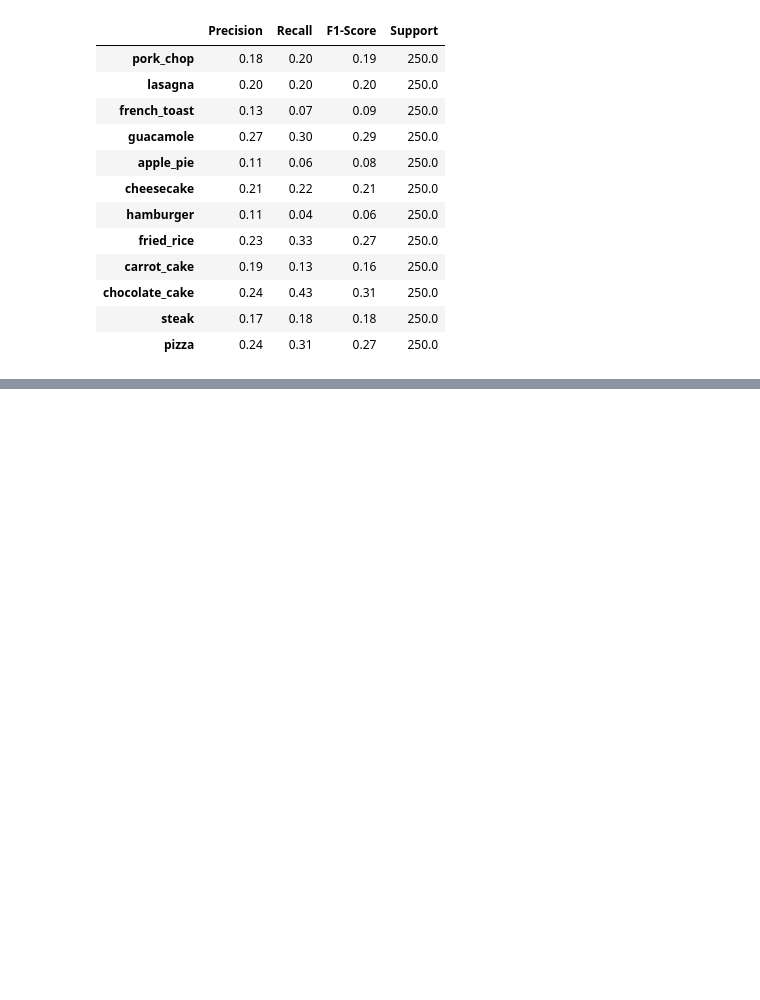
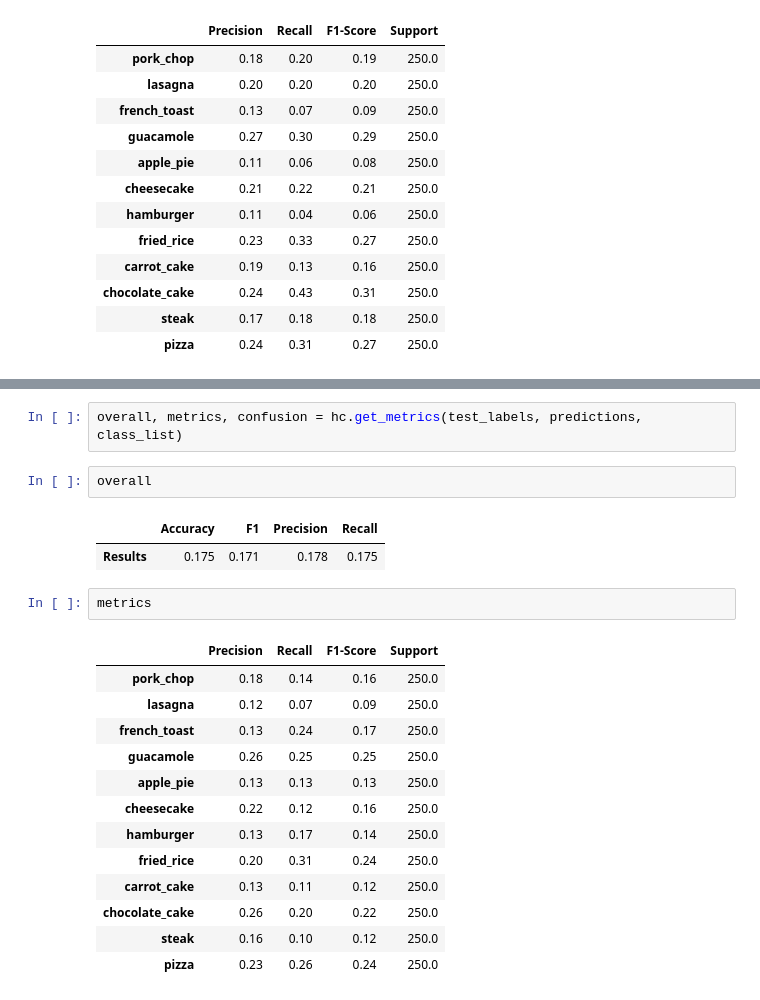
Before and after one commit to simonb83/DataScienceIntensive, a Jupyter notebook: capstone/notebooks/Features_1.ipynb, the cells around one changed output, grey strips where cells are left out. Drawn from its saved outputs; the diff is of its cells as text; blank space fills up the shorter version.

```diff
--- a/capstone/notebooks/Features_1.ipynb
+++ b/capstone/notebooks/Features_1.ipynb
@@ -490,0 +537,23 @@ confusion
+# %%
+overall, metrics, confusion = hc.get_metrics(test_labels, predictions, class_list)
+# %%
+overall
+# %% [output]
+|  | Accuracy | F1 | Precision | Recall |
+| Results | 0.175 | 0.171 | 0.178 | 0.175 |
+# %%
+metrics
+# %% [output]
+|  | Precision | Recall | F1-Score | Support |
+| pork_chop | 0.18 | 0.14 | 0.16 | 250.0 |
+| lasagna | 0.12 | 0.07 | 0.09 | 250.0 |
+| french_toast | 0.13 | 0.24 | 0.17 | 250.0 |
+| guacamole | 0.26 | 0.25 | 0.25 | 250.0 |
+| apple_pie | 0.13 | 0.13 | 0.13 | 250.0 |
+| cheesecake | 0.22 | 0.12 | 0.16 | 250.0 |
+| hamburger | 0.13 | 0.17 | 0.14 | 250.0 |
+| fried_rice | 0.20 | 0.31 | 0.24 | 250.0 |
+| carrot_cake | 0.13 | 0.11 | 0.12 | 250.0 |
+| chocolate_cake | 0.26 | 0.20 | 0.22 | 250.0 |
+| steak | 0.16 | 0.10 | 0.12 | 250.0 |
+| pizza | 0.23 | 0.26 | 0.24 | 250.0 |
```
Also changed, not shown: parts of 27 cells of this notebook.
